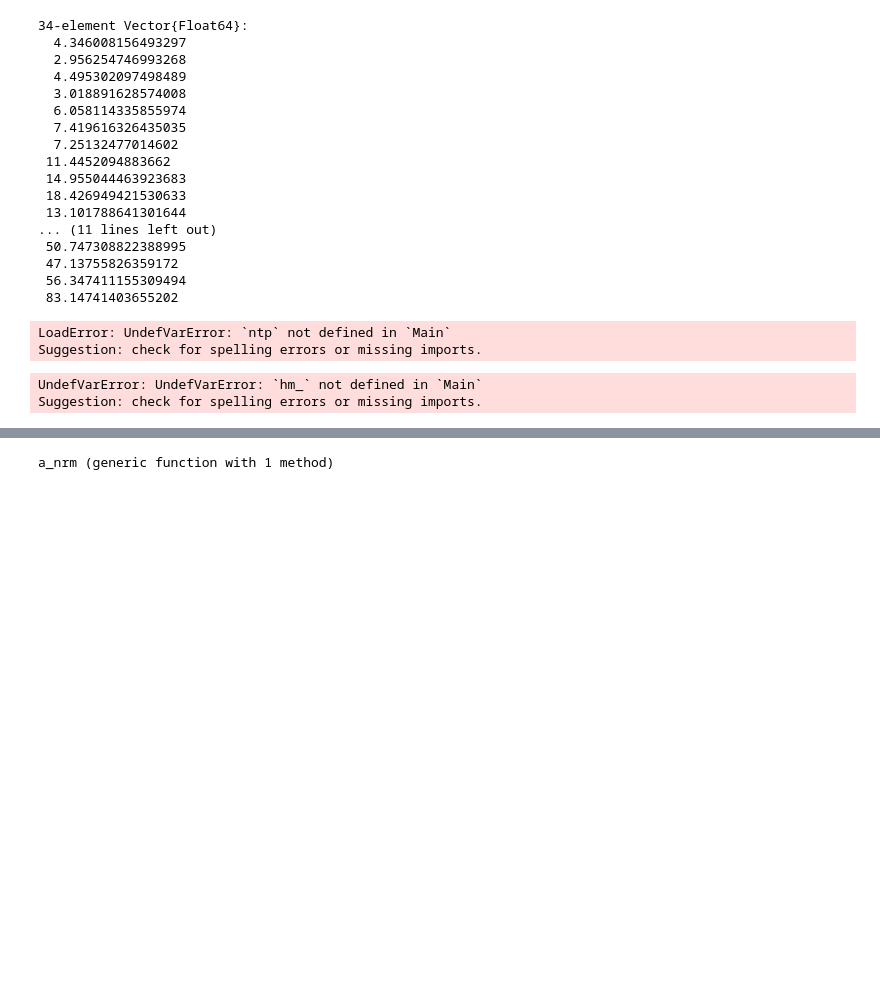
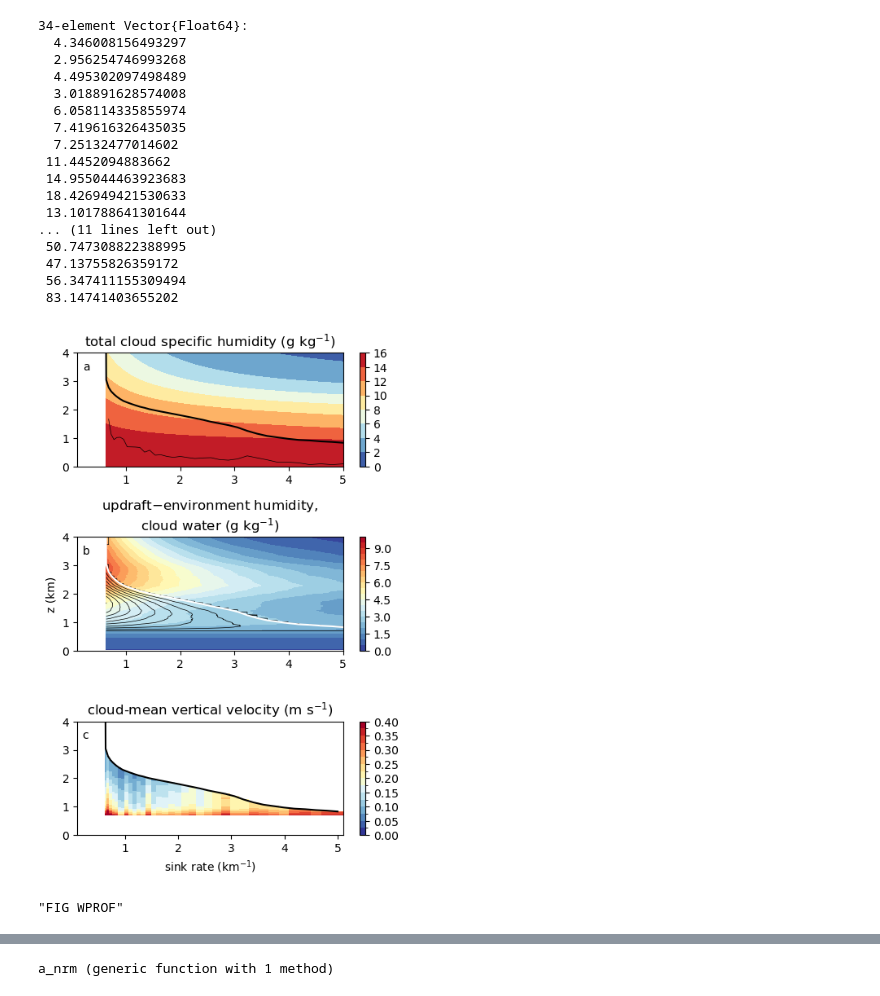
Before and after one commit to deszoeke/trade-cu-model, a Jupyter notebook: src/julia/flux-model.ipynb, the cells around one changed output, grey strips where cells are left out. Saved outputs shown, nothing was run; the diff lists cells and outputs as text; code cells hidden in the pictures; blank space fills up the shorter version.

```diff
--- a/src/julia/flux-model.ipynb
+++ b/src/julia/flux-model.ipynb
@@ -1056,6 +1033,7 @@ da_dsink = da_dh_to_sink .* -dh_dsink[ii]
 # %%
 # fill w for all precipitation efficiencies
 
+ntp = 500 # top ~5 km
 dq = qtc[1:ntp,:,:] .- qm[1:ntp]
 
 w = Array{Union{Missing, Float64},3}(missing, ntp, nx, ns)
@@ -1069,9 +1047,6 @@ for ix in eachindex(pcp_effic)
     end
     w[:,ix,:] = w_
 end
-# %% [output]
-LoadError: UndefVarError: `ntp` not defined in `Main`
-Suggestion: check for spelling errors or missing imports.
 # %%
 # plot humidity and w profiles for clouds in the pcp efficiency x ensemble
 
@@ -1095,36 +1070,36 @@ title("total cloud specific humidity (g kg\$^{-1}\$)")
 text(0.2, 3.4, "a")
 
 subplot(5,2,3)
 contourf(tot_sink*1e3, z[1:ntp]/1e3, dq[1:ntp,ix,:]*1e3, levels=0:0.5:10, vmin=0, vmax=10, cmap=ColorMap("RdYlBu_r"))
 cb = colorbar()
-contour(tot_sink*1e3, z[1:ntp]/1e3, qcloud*1e3, levels=0:0.2:3, vmin=0, vmax=3, colors="k", linewidths=0.5)
+contour(tot_sink*1e3, z[1:ntp]/1e3, max.(0,qtc[1:ntp,ix,:].-qs[1:ntp])*1e3, levels=0:0.2:3, vmin=0, vmax=3, colors="k", linewidths=0.5)
 plot(tot_sink*1e3, ztop[ix,:]/1e3, "w")
 ylim([0, 4])
 title("updraft\$-\$environment humidity,\ncloud water (g kg\$^{-1}\$)")
 # xlabel("sink rate (km\$^{-1}\$)")
 ylabel("z (km)")
 text(0.2, 3.4, "b")
 
 subplot(5,2,5)
 levs = 0:0.025:0.4
 norm = PyPlot.matplotlib.colors.BoundaryNorm(levs, 256)
 pcolormesh(tot_sink*1e3, z[1:ntp]/1e3, w[1:ntp,ix,:], norm=norm, cmap=ColorMap("RdYlBu_r"))
 colorbar()
 plot(tot_sink*1e3, ztop[ix,:]/1e3, "k", label="cloud top height")
 ylim([0, 4])
 # ylabel("z (km)")
 xlabel("sink rate (km\$^{-1}\$)")
 title("cloud-mean vertical velocity (m s\$^{-1}\$)")
 text(0.2, 3.4, "c")
 
 tight_layout()
 
 fmt = split("png eps pdf svg")
 # [ savefig("wprof.$(f)") for f in fmt ]
 "FIG WPROF"
 # %% [output]
+[figure, added]
-UndefVarError: UndefVarError: `hm_` not defined in `Main`
-Suggestion: check for spelling errors or missing imports.
+"FIG WPROF"
 # %%
 # plot precipitation and ztop from each cloud parameter experiment (x,ae)
 close("all")
```
Also changed, not shown: parts of 13 cells of this notebook, 1 other file.
